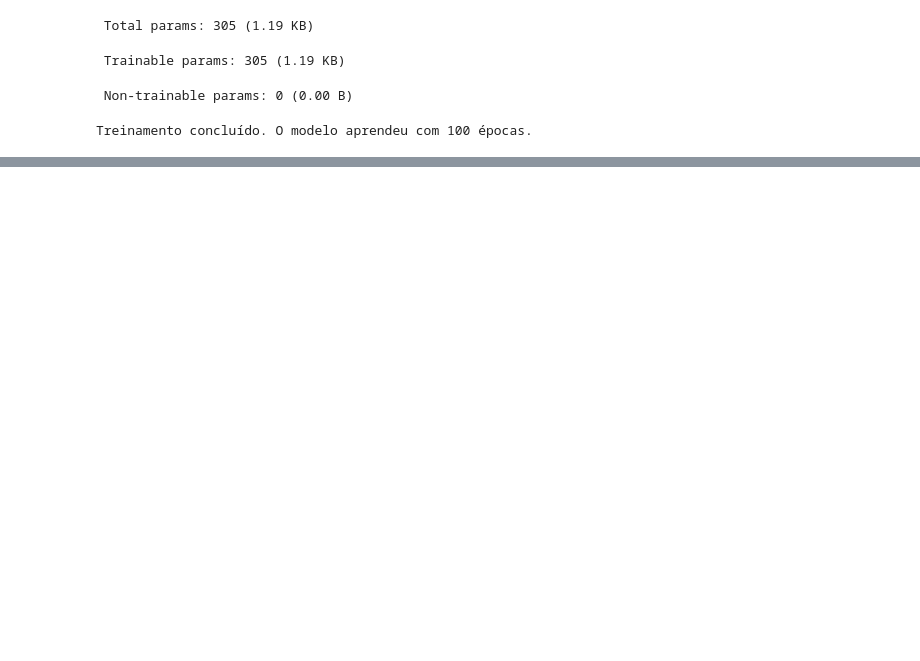
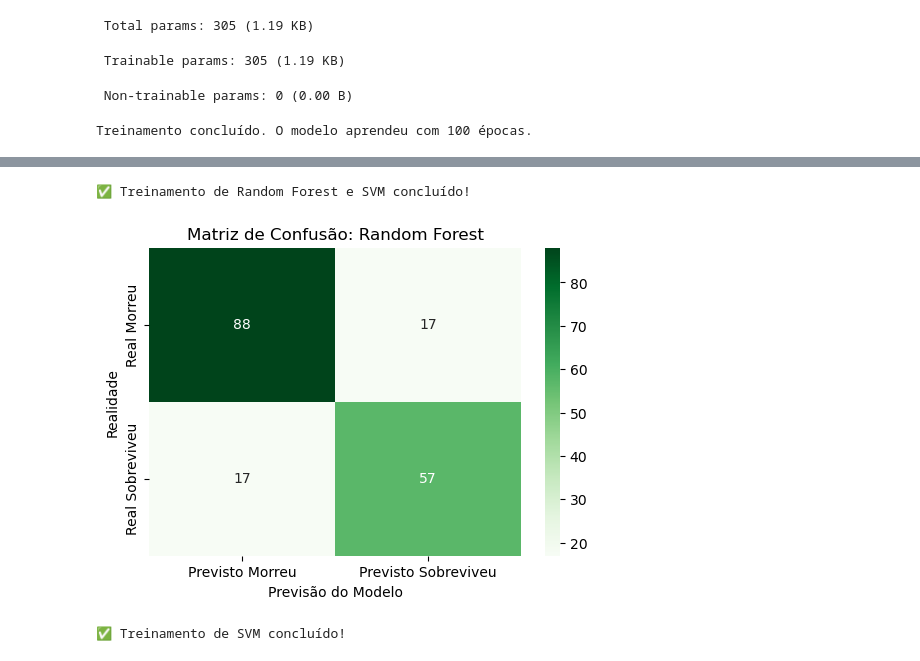
Before and after one commit to HenriqueMonteiro-cell/titanic-deep-learning, a Jupyter notebook: ProjetoIaTitanicKeras.ipynb, the cells around one changed output, grey strips where cells are left out. Cells and saved outputs as stored; diff of their text form; code cells hidden in the pictures; blank space fills up the shorter version.

```diff
--- a/ProjetoIaTitanicKeras.ipynb
+++ b/ProjetoIaTitanicKeras.ipynb
@@ -371 +356,36 @@ weighted avg       0.80      0.80      0.80       179
 [figure]
+# %%
+# Treinando Random Forest
+rf_model = RandomForestClassifier(n_estimators=100, random_state=42)
+rf_model.fit(X_train_scaled, Y_train)
+
+print("✅ Treinamento de Random Forest concluído!")
+# %% [output]
+✅ Treinamento de Random Forest e SVM concluído!
+# %%
+#Analise de erros do Random forest
+
+plt.figure(figsize=(6, 4)) # Define um tamanho menor e centralizado
+
+# Gera a matriz de confusão para o Random Forest
+sns.heatmap(confusion_matrix(Y_test, rf_pred),
+            annot=True,
+            fmt='d',
+            cmap='Greens',
+            xticklabels=['Previsto Morreu', 'Previsto Sobreviveu'],
+            yticklabels=['Real Morreu', 'Real Sobreviveu'])
+
+plt.title('Matriz de Confusão: Random Forest')
+plt.ylabel('Realidade')
+plt.xlabel('Previsão do Modelo')
+
+plt.show()
+# %% [output]
+[figure, added]
+# %%
+# Treinando Suport Vector Machine (SVM)
+svm_model = SVC(kernel='rbf', probability=True)
+svm_model.fit(X_train_scaled, Y_train)
+print("✅ Treinamento de SVM concluído!")
+# %% [output]
+✅ Treinamento de SVM concluído!
```
Also changed, not shown: parts of 8 cells of this notebook.
